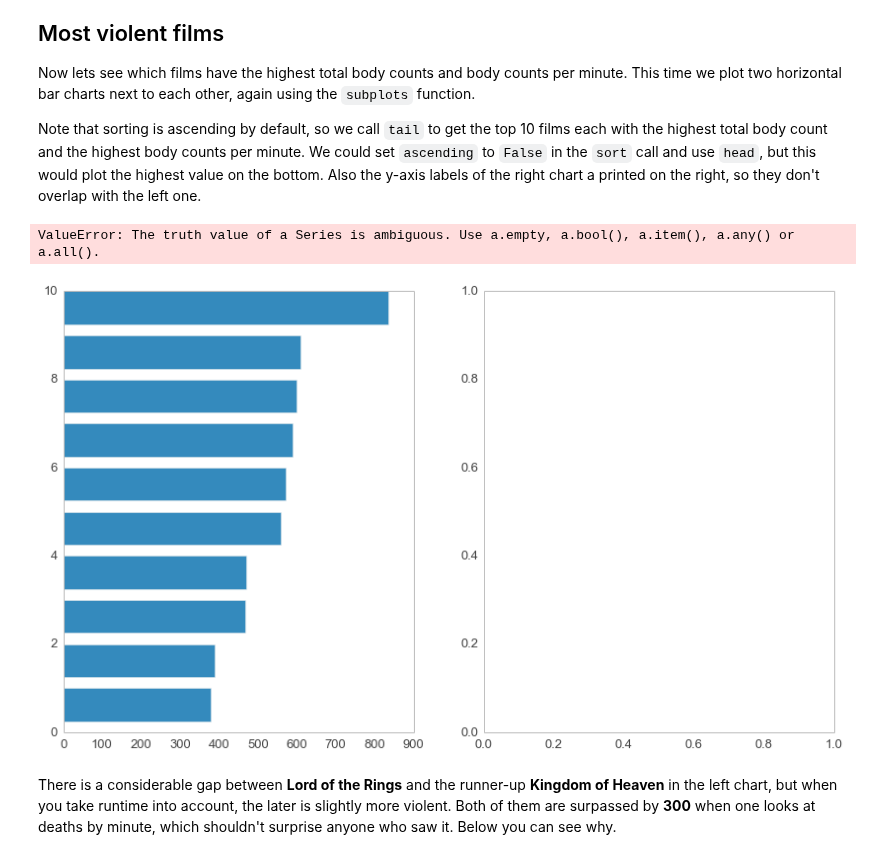
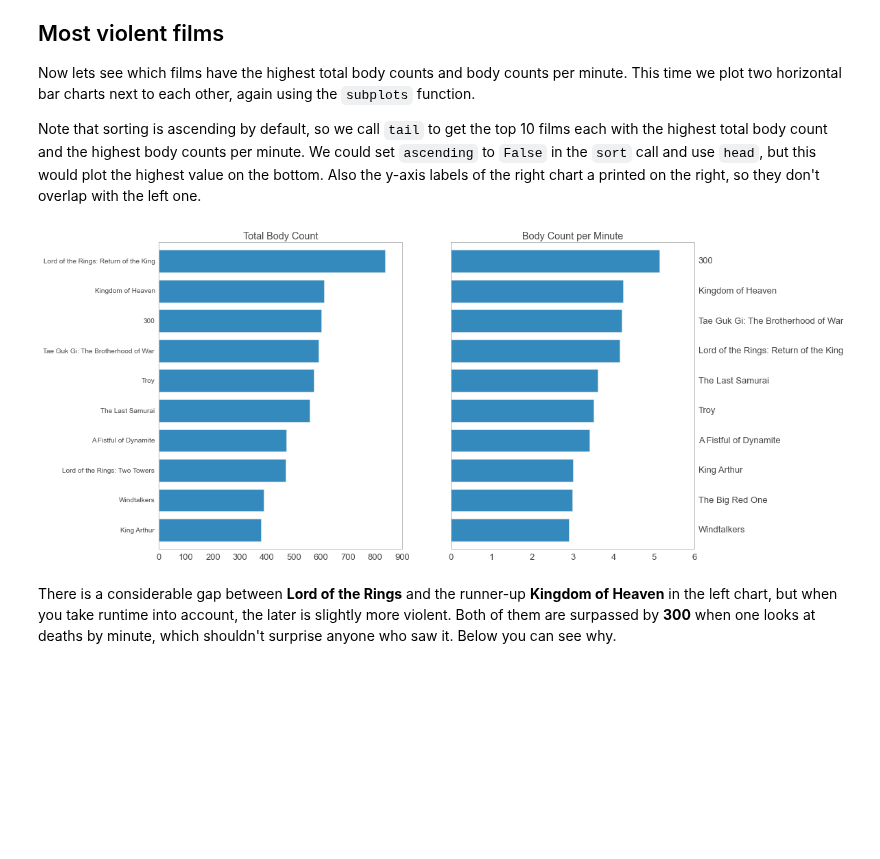
Before and after one commit to yaph/ipython-notebooks, a Jupyter notebook: Exploring Movie Body Counts.ipynb, the cells around one changed output. Drawn from its saved outputs; the diff is of its cells as text; code cells hidden in the pictures; blank space fills up the shorter version.

```diff
--- a/Exploring Movie Body Counts.ipynb
+++ b/Exploring Movie Body Counts.ipynb
@@ -110,22 +110,21 @@ Note that sorting is ascending by default, so we call `tail` to get the top 10 f
 # %%
 df_film = df.set_index('Film')
 
 fig, axes = plt.subplots(nrows=1, ncols=2, figsize=(14, 8))
 
 bc = df_film.sort('Body count')['Body count'].tail(10)
-bc.plot(kind='barh', ax=axes[0], use_index=df['Film'][bc.index])
+bc.plot(kind='barh', ax=axes[0])
 axes[0].set_title('Total Body Count')
 
 bc_min = df_film.sort('Body count/min')['Body count/min'].tail(10)
-bc_min.plot(kind='barh', ax=axes[1], use_index=df['Film'][bc_min.index])
+bc_min.plot(kind='barh', ax=axes[1])
 axes[1].set_title('Body Count per Minute')
 axes[1].yaxis.set_ticks_position('right')
 
 for i in range(2):
     axes[i].set_ylabel('', visible=False)
 # %% [output]
-ValueError: The truth value of a Series is ambiguous. Use a.empty, a.bool(), a.item(), a.any() or a.all().
-[figure, old version]
+[figure, new version]
 # %% [markdown]
 There is a considerable gap between **Lord of the Rings** and the runner-up **Kingdom of Heaven** in the left chart, but when you take runtime into account, the later is slightly more violent. Both of them are surpassed by **300** when one looks at deaths by minute, which shouldn't surprise anyone who saw it. Below you can see why.
 # %%
```
Also changed, not shown: parts of 9 cells of this notebook.
